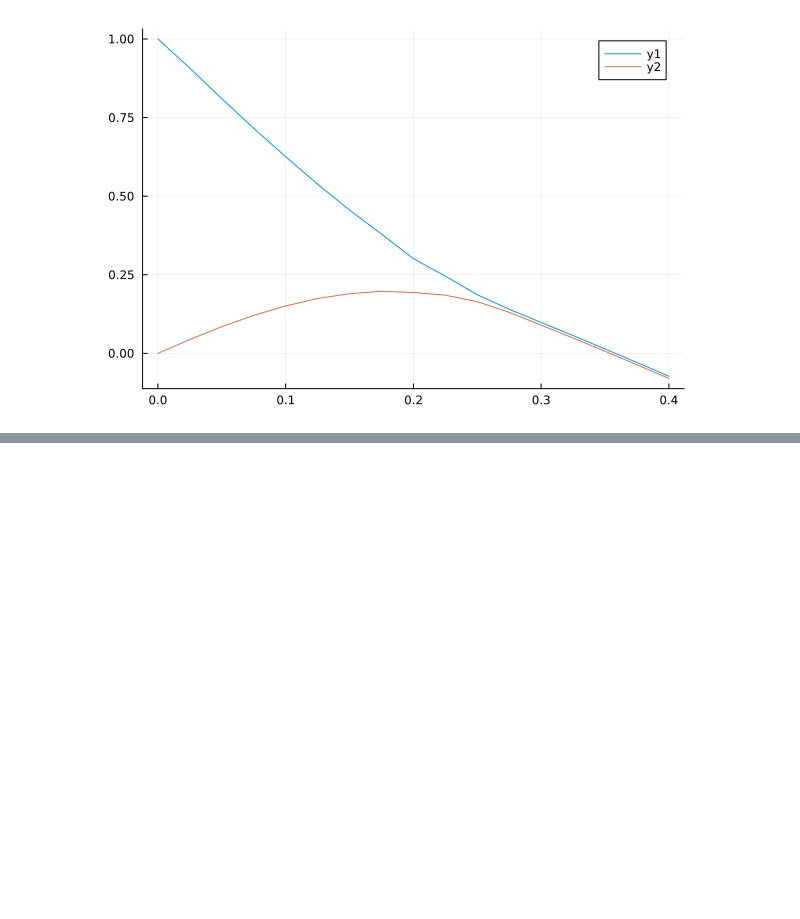
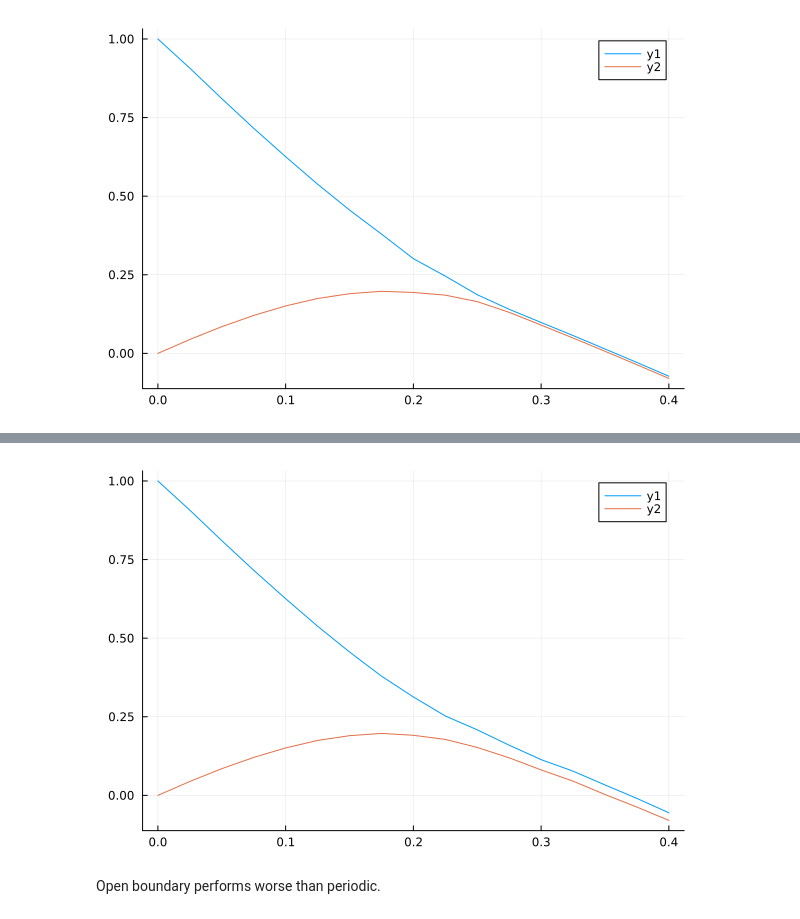
Before and after one commit to GQCG-res/Phase-Transitions-in-Bose-Hubbard, a Jupyter notebook: code/MPS_groundstate/3. Test-mott-lobes.ipynb, the cells around one changed output, grey strips where cells are left out. Cells and saved outputs as stored; diff of their text form; code cells hidden in the pictures; blank space fills up the shorter version.

Commit message:
test no periodic boundary

```diff
--- a/code/MPS_groundstate/3. Test-mott-lobes.ipynb
+++ b/code/MPS_groundstate/3. Test-mott-lobes.ipynb
@@ -104,0 +107,4 @@ plot(x2, [μ_up2, μ_low2])
+# %%
+E0_open = [0.0,-0.6345919012,-2.5333821335,-5.6807597527,-10.0485719294,-15.5930882455,-22.2511017779,-29.9356294121,-38.5321690515,-47.8971103211,-57.8644106609,-68.2722675241,-79.0023660952,-89.9764882495,-101.1427463874,-112.461053151,-123.914944218]
+Em_open = [0.0,-0.722992765,-2.703207155,-5.9220758905,-10.3504433145,-15.9425502985,-22.6306916242,-30.3296320478,-38.9143369542,-48.2528730795,-58.1690826323,-68.5107657475,-79.1640451378,-90.0666258501,-101.1479732227,-112.3862653218,-123.7553320492]
+Ep_open = [2.0,1.179817986,-0.9128846197,-4.2488231417,-8.7975517229,-14.5170431513,-21.3389508235,-29.1771460381,-37.9063930551,-47.3921807264,-57.4477566857,-67.9533646909,-78.7751867401,-89.8228132083,-101.0765900087,-112.4808467228,-124.0260056032]
@@ -104,0 +130,3 @@ plot(x2, [μ_up2, μ_low2])
+# %%
+μ_up_open = (Ep_open - E0_open)/2
+μ_low_open = (E0_open - Em_open)/2
@@ -104,0 +152,6 @@ plot(x2, [μ_up2, μ_low2])
+# %%
+plot(x2, [μ_up_open, μ_low_open])
+# %% [output]
+[figure, added]
+# %% [markdown]
+Open boundary performs worse than periodic.
```
Also changed, not shown: parts of 3 cells of this notebook.
